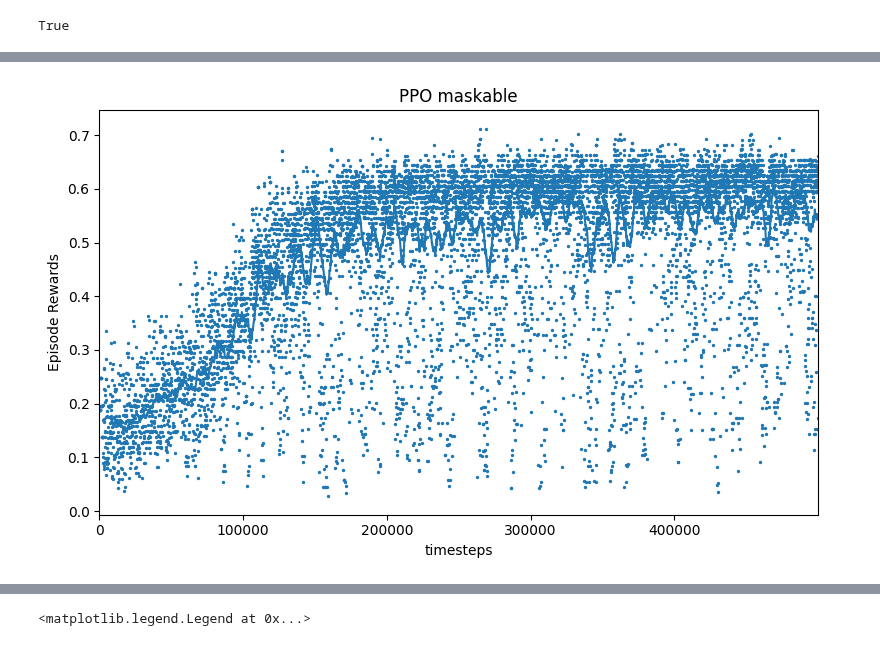
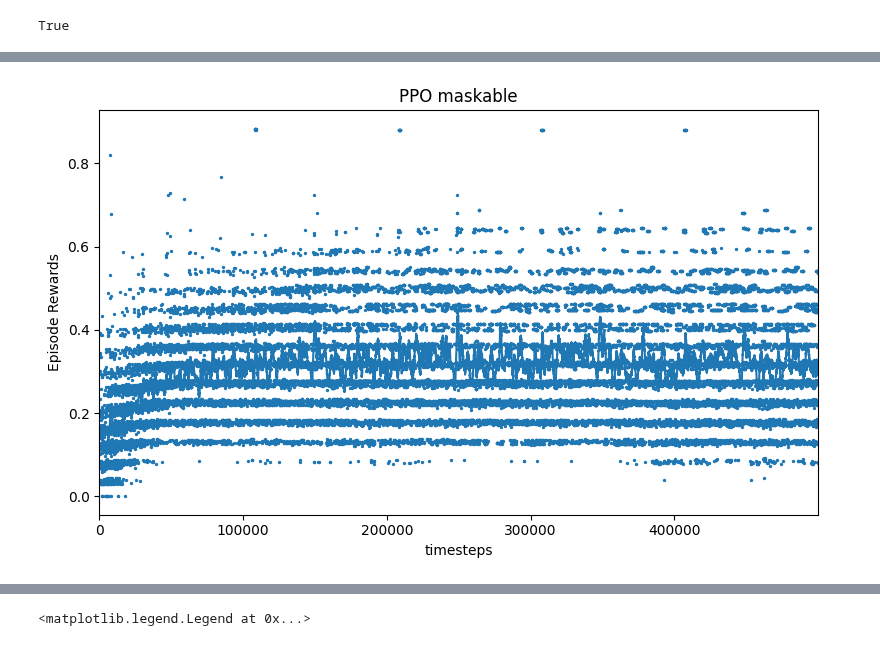
Before and after one commit to Farid-Najar/TransportersDilemma, a Jupyter notebook: RL/results.ipynb, the cells around one changed output, grey strips where cells are left out. Saved outputs shown, nothing was run; the diff lists cells and outputs as text; code cells hidden in the pictures.

```diff
--- a/RL/results.ipynb
+++ b/RL/results.ipynb
@@ -258,16 +243,17 @@ def plot_results(log_folder,
 # %%
 # log_dir = f'ppo_mask/rewardMode(normalized_terminal)_obsMode(elimination_gain)_steps(100000)'
 # log_dir = f'ppo_mask/rewardMode(normalized_terminal)_obsMode(routes)_steps(500000)/'
 # log_dir = f'ppo_mask/rewardMode(normalized_terminal)_obsMode(multi)_steps(400000)/'
 # log_dir = f'ppo_mask/rewardMode(normalized_terminal)_obsMode(routes)_steps(100000)/'
 # log_dir = f'ppo_mask/K50_rewardMode(normalized_terminal)_obsMode(multi)_steps(1000000)/'
-log_dir = f'ppo_mask/K100_rewardMode(normalized_terminal)_obsMode(multi)_steps(1000000)/'
+# log_dir = f'ppo_mask/K100_rewardMode(normalized_terminal)_obsMode(multi)_steps(1000000)/'
+log_dir = f'ppo_mask/K20_rewardMode(normalized_terminal)_obsMode(routes)_steps(1000001)/'
 
 # log_dir = f'ppo_mask/rewardMode(normalized_terminal)_obsMode(routes)_steps(350000)/'
 # log_dir = f'./'
 # Helper from the library
 results_plotter.plot_results(
     [log_dir], 5e5, results_plotter.X_TIMESTEPS, "PPO maskable", (8, 5)
 )
 # %% [output]
-[figure, old version]
+[figure, new version]
```
Also changed, not shown: parts of 6 cells of this notebook, 5 other files.
